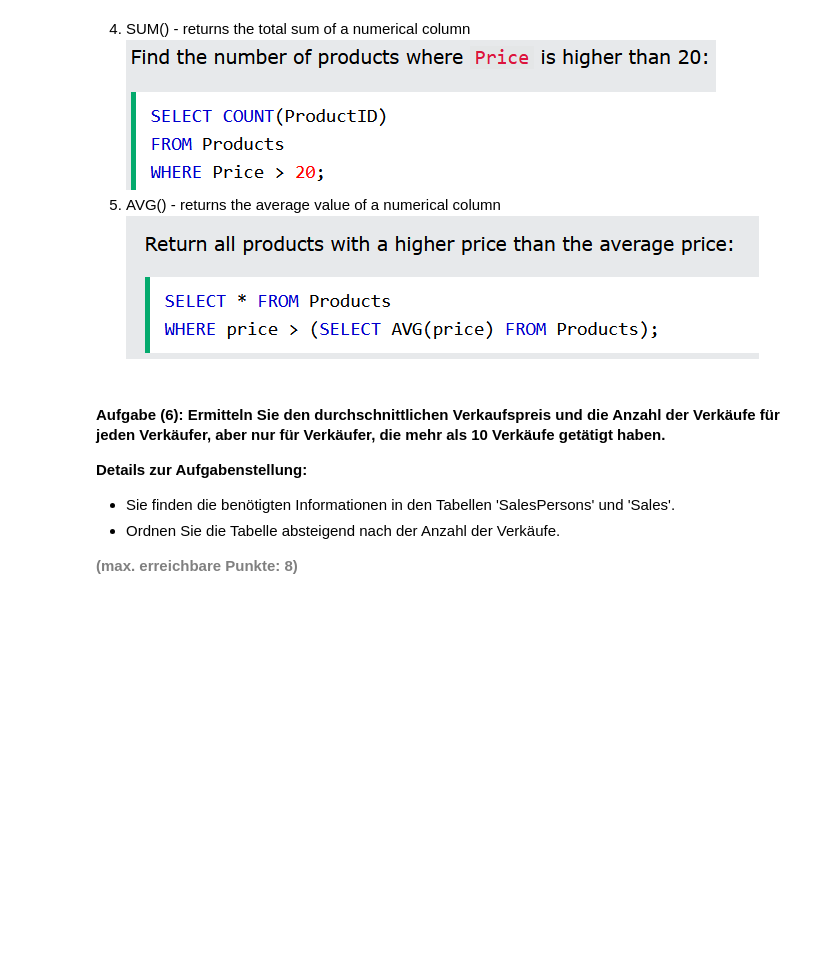
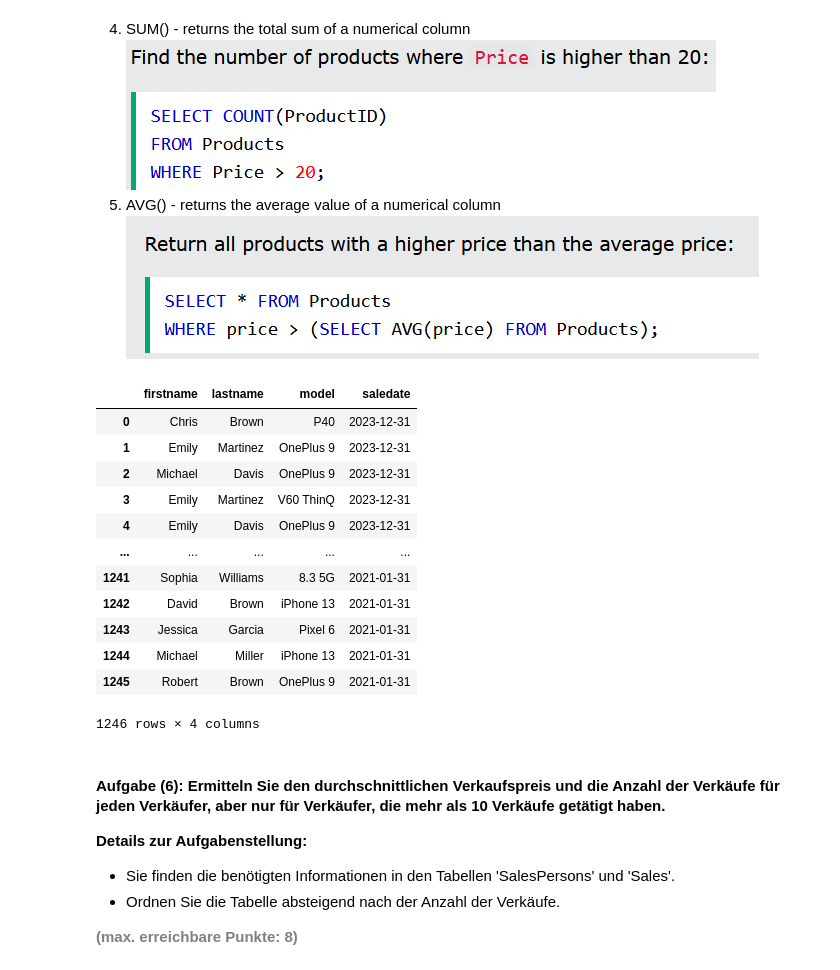
Before and after one commit to blobb3/python_postgresql_pgadmin, a Jupyter notebook: Test_Exam_Relationale_Daten_Solution.ipynb, the cells around one changed output. Saved outputs shown, nothing was run; the diff lists cells and outputs as text; code cells hidden in the pictures; blank space fills up the shorter version.

```diff
--- a/Test_Exam_Relationale_Daten_Solution.ipynb
+++ b/Test_Exam_Relationale_Daten_Solution.ipynb
@@ -416,6 +416,42 @@ df_sub
 3. COUNT() - returns the number of rows in a set/ returns the number of rows that matches a specified criterion <br> ![grafik-2.png](attachment:grafik-2.png)
 4. SUM() - returns the total sum of a numerical column <br>  ![grafik-2.png](attachment:grafik-2.png)
 5. AVG() - returns the average value of a numerical column <br> ![grafik.png](attachment:grafik.png)
+# %%
+# Engine für Datenbankverbindung erstellen
+engine = create_engine(db_connection_url)
+
+# Abfrage erstellen und Ergebnis in einem DataFrame speichern
+df_sub = pd.read_sql_query("""SELECT
+                                c.FirstName,
+                                c.LastName,
+                                p.Model,
+                                s.SaleDate
+                            FROM Sales AS s
+                            INNER JOIN Customers AS c ON s.CustomerID = c.CustomerID
+                            INNER JOIN Phones AS p ON s.PhoneID = p.PhoneID
+                            WHERE s.SalePrice > 600
+                            ORDER BY s.SaleDate DESC;""",
+                          con=engine)
+
+# Datenbankverbindung trennen
+engine.dispose()
+
+# Ergebnis anzeigen
+df_sub
+# %% [output]
+|  | firstname | lastname | model | saledate |
+| 0 | Chris | Brown | P40 | 2023-12-31 |
+| 1 | Emily | Martinez | OnePlus 9 | 2023-12-31 |
+| 2 | Michael | Davis | OnePlus 9 | 2023-12-31 |
+| 3 | Emily | Martinez | V60 ThinQ | 2023-12-31 |
+| 4 | Emily | Davis | OnePlus 9 | 2023-12-31 |
+| ... | ... | ... | ... | ... |
+| 1241 | Sophia | Williams | 8.3 5G | 2021-01-31 |
+| 1242 | David | Brown | iPhone 13 | 2021-01-31 |
+| 1243 | Jessica | Garcia | Pixel 6 | 2021-01-31 |
+| 1244 | Michael | Miller | iPhone 13 | 2021-01-31 |
+| 1245 | Robert | Brown | OnePlus 9 | 2021-01-31 |
+1246 rows × 4 columns
 # %% [markdown]
 #### <b>Aufgabe (6): Ermitteln Sie den durchschnittlichen Verkaufspreis und die Anzahl der Verkäufe für jeden Verkäufer, aber nur für Verkäufer, die mehr als 10 Verkäufe getätigt haben.</b>
 <b>Details zur Aufgabenstellung:</b>
```
Also changed, not shown: parts of 1 cell of this notebook, 1 other file.
